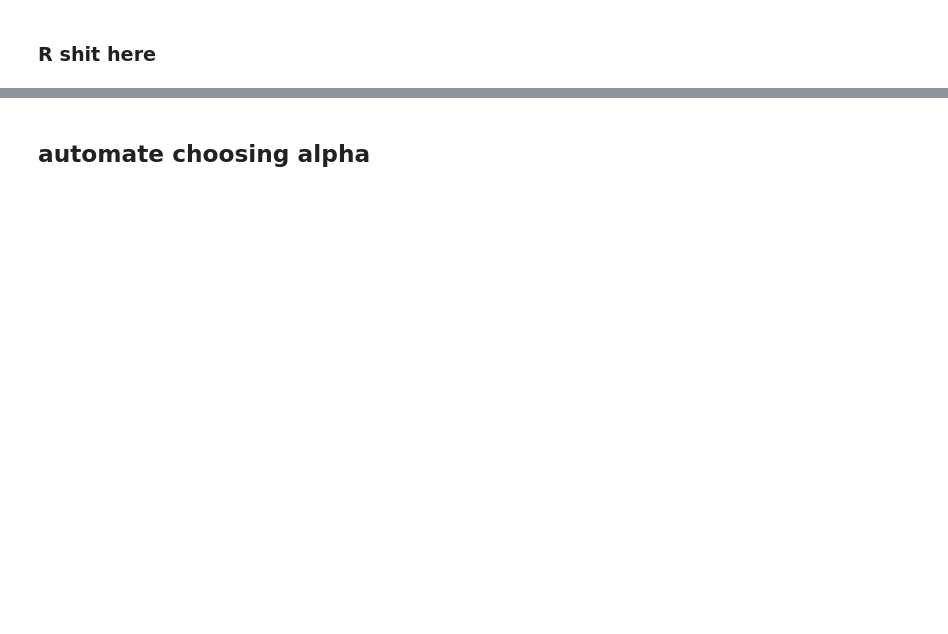
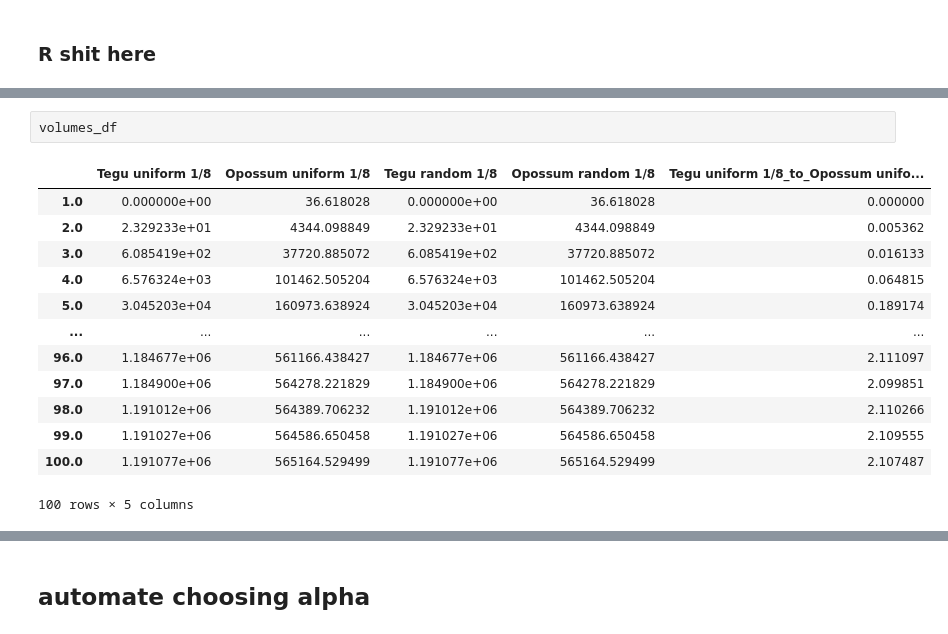
Before and after one commit to popscallion/DeepLabCut, a Jupyter notebook: deadROMM/ch3Analyses.ipynb, the cells around one changed output, grey strips where cells are left out. Saved outputs shown, nothing was run; the diff lists cells and outputs as text; blank space fills up the shorter version.

```diff
--- a/deadROMM/ch3Analyses.ipynb
+++ b/deadROMM/ch3Analyses.ipynb
@@ -737,0 +1253,16 @@ mesh.show()
+# %%
+volumes_df
+# %% [output]
+|  | Tegu uniform 1/8 | Opossum uniform 1/8 | Tegu random 1/8 | Opossum random 1/8 | Tegu uniform 1/8_to_Opossum unifo... |
+| 1.0 | 0.000000e+00 | 36.618028 | 0.000000e+00 | 36.618028 | 0.000000 |
+| 2.0 | 2.329233e+01 | 4344.098849 | 2.329233e+01 | 4344.098849 | 0.005362 |
+| 3.0 | 6.085419e+02 | 37720.885072 | 6.085419e+02 | 37720.885072 | 0.016133 |
+| 4.0 | 6.576324e+03 | 101462.505204 | 6.576324e+03 | 101462.505204 | 0.064815 |
+| 5.0 | 3.045203e+04 | 160973.638924 | 3.045203e+04 | 160973.638924 | 0.189174 |
+| ... | ... | ... | ... | ... | ... |
+| 96.0 | 1.184677e+06 | 561166.438427 | 1.184677e+06 | 561166.438427 | 2.111097 |
+| 97.0 | 1.184900e+06 | 564278.221829 | 1.184900e+06 | 564278.221829 | 2.099851 |
+| 98.0 | 1.191012e+06 | 564389.706232 | 1.191012e+06 | 564389.706232 | 2.110266 |
+| 99.0 | 1.191027e+06 | 564586.650458 | 1.191027e+06 | 564586.650458 | 2.109555 |
+| 100.0 | 1.191077e+06 | 565164.529499 | 1.191077e+06 | 565164.529499 | 2.107487 |
+100 rows × 5 columns
```
Also changed, not shown: parts of 48 cells of this notebook, 43 other files.
